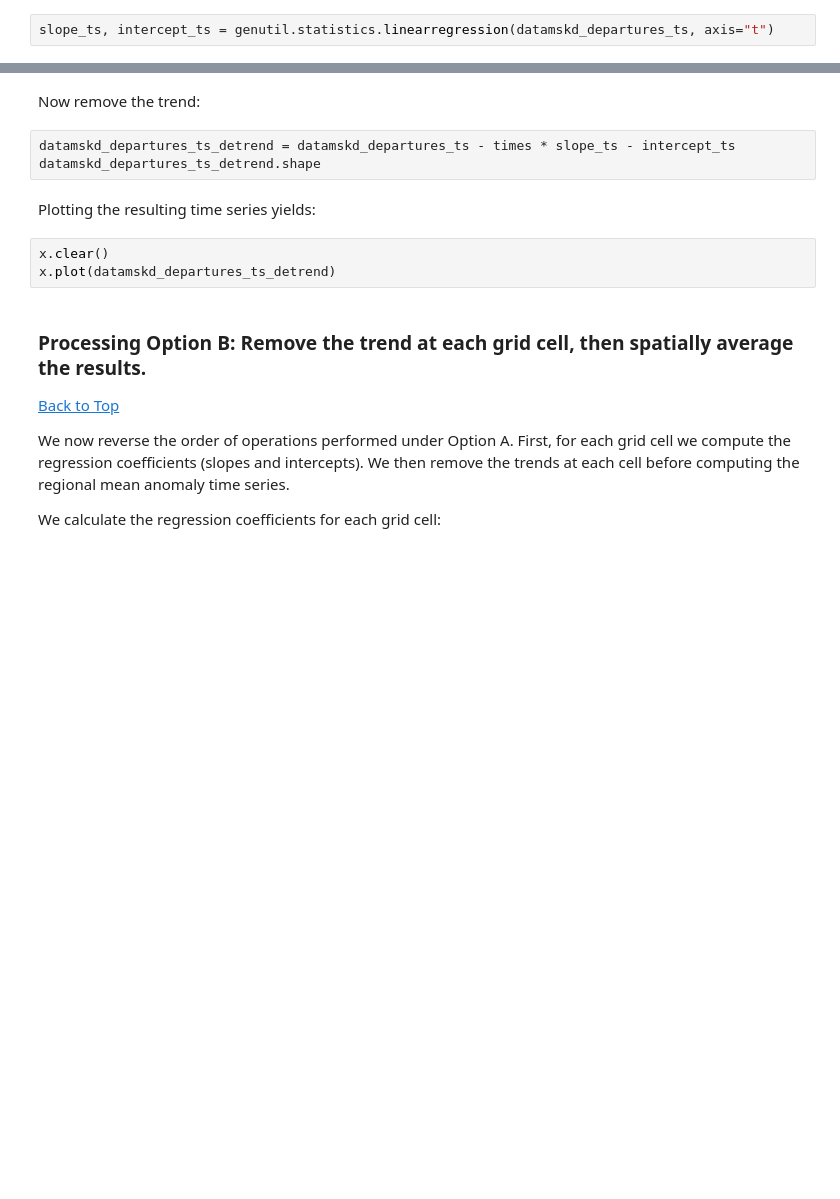
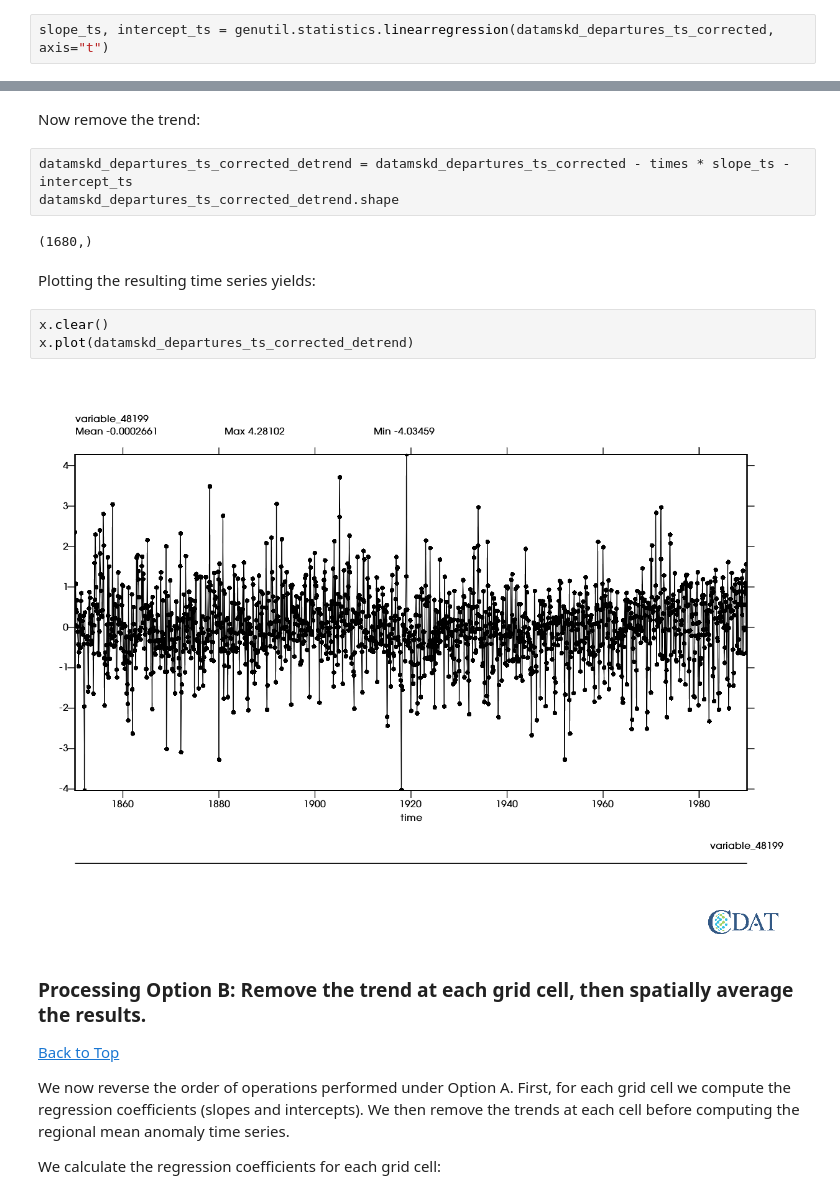
Before and after one commit to CDAT/Jupyter-notebooks, a Jupyter notebook: scientific/Detrend_Data/Detrend_data.ipynb, the cells around one changed output, grey strips where cells are left out. Cells and saved outputs as stored; diff of their text form; blank space fills up the shorter version.

```diff
--- a/scientific/Detrend_Data/Detrend_data.ipynb
+++ b/scientific/Detrend_Data/Detrend_data.ipynb
@@ -256,3 +379,3 @@ Now to detrend this time series we calculate the regression coefficients (slope
 # %%
-slope_ts, intercept_ts = genutil.statistics.linearregression(datamskd_departures_ts, axis="t")
+slope_ts, intercept_ts = genutil.statistics.linearregression(datamskd_departures_ts_corrected, axis="t")
 # %% [markdown]
@@ -266,13 +391,17 @@ times.shape
 # %% [markdown]
 Now remove the trend:
 # %%
-datamskd_departures_ts_detrend = datamskd_departures_ts - times * slope_ts - intercept_ts
-datamskd_departures_ts_detrend.shape
+datamskd_departures_ts_corrected_detrend = datamskd_departures_ts_corrected - times * slope_ts - intercept_ts
+datamskd_departures_ts_corrected_detrend.shape
+# %% [output]
+(1680,)
 # %% [markdown]
 Plotting the resulting time series yields:
 # %%
 x.clear()
-x.plot(datamskd_departures_ts_detrend)
+x.plot(datamskd_departures_ts_corrected_detrend)
+# %% [output]
+[figure, added]
 # %% [markdown]
 ### Processing Option B: Remove the trend at each grid cell, then spatially average the results.
 [Back to Top](#top)
```
Also changed, not shown: parts of 75 cells of this notebook, 3 other files.
